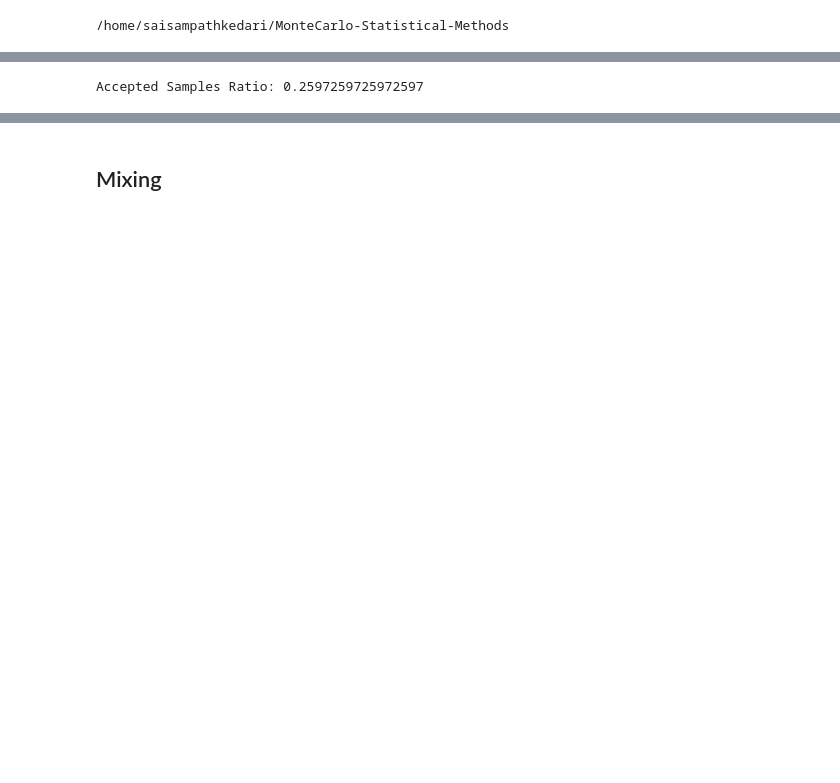
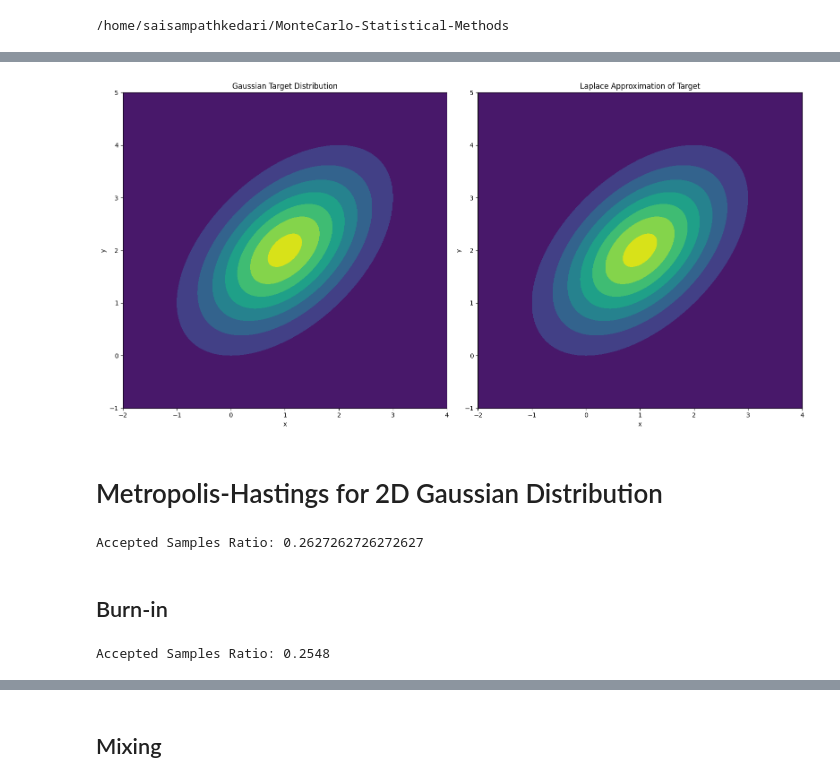
Before and after one commit to SaiSampathKedari/MonteCarlo-Statistical-Methods, a Jupyter notebook: notebooks/ch05_mcmc/ch05_08_metropolis_Hastings_MCMC_example1.ipynb, the cells around one changed output, grey strips where cells are left out. Saved outputs shown, nothing was run; the diff lists cells and outputs as text; code cells hidden in the pictures; blank space fills up the shorter version.

```diff
--- a/notebooks/ch05_mcmc/ch05_08_metropolis_Hastings_MCMC_example1.ipynb
+++ b/notebooks/ch05_mcmc/ch05_08_metropolis_Hastings_MCMC_example1.ipynb
@@ -45,0 +183,56 @@ plt.show()
+# %%
+# -------------------------------------------------------
+# 1. Define the grid
+# -------------------------------------------------------
+xgrid = np.linspace(-2, 4, 300)
+ygrid = np.linspace(-1, 5, 300)
+
+# -------------------------------------------------------
+# 2. Evaluate Target distribution
+# -------------------------------------------------------
+XX, YY, target_vals = eval_on_2D_grid(
+    xgrid,
+    ygrid,
+    target_pdf_2DGaussian)
+
+# -------------------------------------------------------
+# 3. Evaluate Laplace Approximation (Gaussian)
+# -------------------------------------------------------
+gauss_mean = np.array([1, 2])
+gauss_cov = build_2D_covariance_matrix(1.0, 1.0, 0.5)
+
+# Use scipy Gaussian evaluator on grid
+XX, YY, laplace_target_vals = eval_on_2D_grid(
+    xgrid,
+    ygrid,
+    target_pdf_2DGaussian)
+
+# -------------------------------------------------------
+# 4. Plot both distributions
+# -------------------------------------------------------
+plt.figure(figsize=(16, 8))
+
+# Left subplot: Target Distribution
+ax1 = plt.subplot(1, 2, 1)
+ax1.contourf(XX, YY, target_vals)
+ax1.set_title("Gaussian Target Distribution")
+ax1.set_xlabel("x")
+ax1.set_ylabel("y")
+ax1.set_xlim(-2, 4)
+ax1.set_ylim(-1, 5)
+
+# Right subplot: Laplace approximation
+ax2 = plt.subplot(1, 2, 2)
+ax2.contourf(XX, YY, laplace_target_vals)
+ax2.set_title("Laplace Approximation of Target")
+ax2.set_xlabel("x")
+ax2.set_ylabel("y")
+ax2.set_xlim(-2, 4)
+ax2.set_ylim(-1, 5)
+
+plt.tight_layout()
+plt.show()
+# %% [output]
+[figure, added]
+# %% [markdown]
+# Metropolis-Hastings for 2D Gaussian Distribution
@@ -46,7 +256,7 @@ plt.show()
 # %%
 initial_sample = np.array([10,10])
 num_samples = 10000
-target_logpdf = lambda x: multivariate_normal_logpdf_eval(x.reshape(1,-1), mean=gauss_mean, cov=gauss_cov)
+target_logpdf = lambda x: multivariate_normal_logpdf_eval(x.reshape(1,-1), mean=target_mean, cov=target_cov)
 proposal_logpdf = lambda x, y: proposal_rw_logpdf(x,y, std=2)
 proposal_sampler = lambda x: proposal_rw_sampler(x, std=2)
 
@@ -55,7 +265,15 @@ mh_samples = mh_mcmc(initial_sample, num_samples, target_logpdf, proposal_logpdf
 samples = mh_samples.samples
 print("Accepted Samples Ratio:", mh_samples.accept_rate)
 # %% [output]
-Accepted Samples Ratio: 0.2597259725972597
+Accepted Samples Ratio: 0.2627262726272627
+# %% [markdown]
+## Burn-in
+# %%
+new_mh_result= mcmc_burnin_and_thin(mh_samples, burnin_frac=0.5, thin_frac=1)
+samples = new_mh_result.samples
+print("Accepted Samples Ratio:", new_mh_result.accept_rate)
+# %% [output]
+Accepted Samples Ratio: 0.2548
 # %%
 plt.close()
 fig, axs, gs = scatter_matrix_clean(
```
Also changed, not shown: parts of 16 cells of this notebook, 7 other files.
